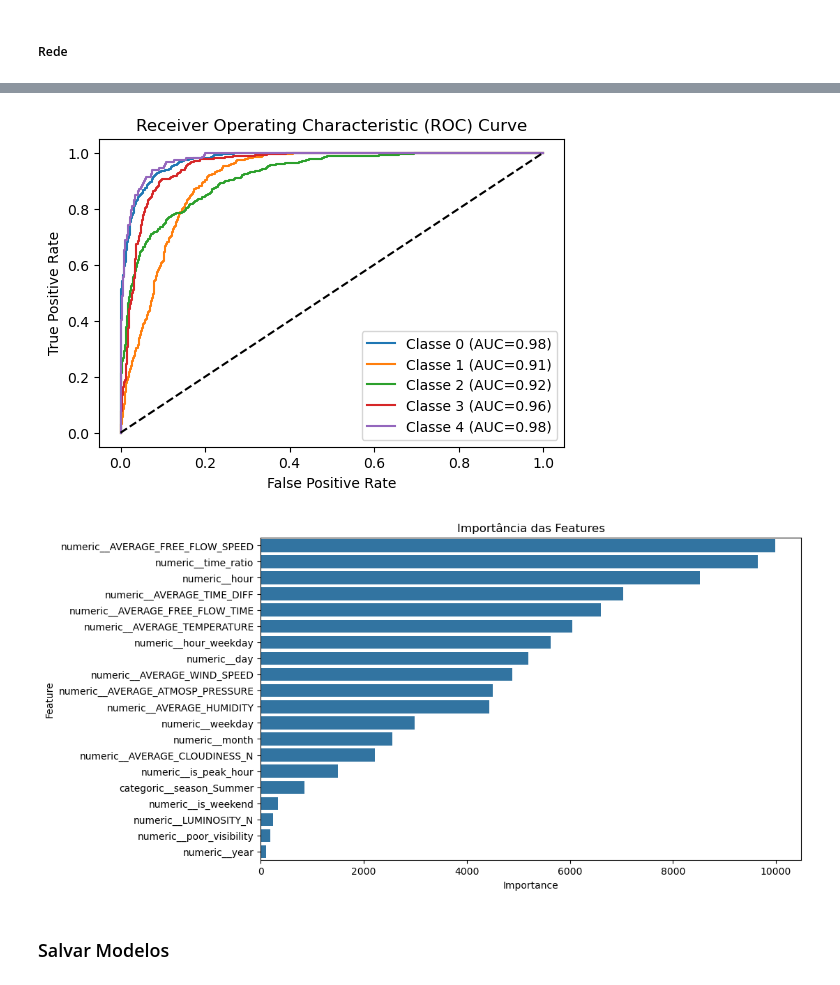
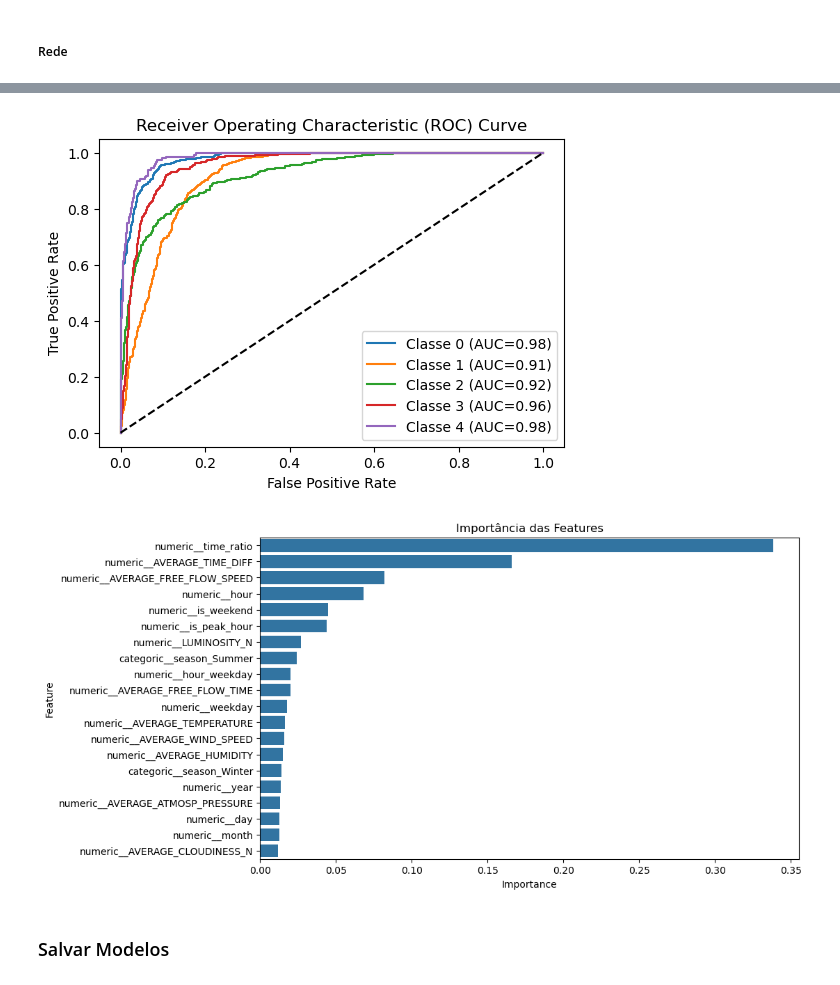
Before and after one commit to emmanuelavillar/Mestrado---DAA, a Jupyter notebook: ml.ipynb, the cells around one changed output, grey strips where cells are left out. Cells and saved outputs as stored; diff of their text form; code cells hidden in the pictures.

```diff
--- a/ml.ipynb
+++ b/ml.ipynb
@@ -526,3 +565,31 @@ plt.grid(True, alpha=0.3)
 plt.show()
 # %% [output]
 [figure]
+# %%
+#xgboost
+
+import matplotlib.pyplot as plt
+
+def plot_xgb_learning_curve(pipe_model):
+    # Extrai os resultados
+    results = pipe_model.named_steps['model'].evals_result()
+
+    # mlogloss é a métrica padrão para multiclasse no XGBoost
+    train_loss = results['validation_0']['mlogloss']
+    valid_loss = results['validation_1']['mlogloss']
+
+    epochs = range(0, len(train_loss))
+
+    plt.figure(figsize=(10, 6))
+    plt.plot(epochs, train_loss, label='Treino', color='#1f77b4', linewidth=2)
+    plt.plot(epochs, valid_loss, label='Validação', color='#ff7f0e', linewidth=2)
+
+    plt.title('XGBoost: Multi-LogLoss por Iteração', fontsize=14)
+    plt.xlabel('Número de Árvores (Iterações)', fontsize=12)
+    plt.ylabel('Log Loss', fontsize=12)
+    plt.legend()
+    plt.grid(True, linestyle='--', alpha=0.6)
+    plt.show()
+
+# Gerar o gráfico
+plot_xgb_learning_curve(pipe_xgb)
@@ -696,13 +800,13 @@ plt.grid(False)
 # %%
-cv.curva_roc(X_test, y_test, pipe_lgbm)
+cv.curva_roc(X_test, y_test, pipe_xgb)
 # %% [output]
-[figure, old version]
+[figure, new version]
 # %%
 importlib.reload(utils)
 #utils.shap_tree(preprocessor, X, X_test, pipe_cb)
-utils.feature_importance(pipe_lgbm)
+utils.feature_importance(pipe_xgb)
 # %% [output]
-[figure, old version]
+[figure, new version]
 # %%
 rf_report = classification_report(y_test, predictions_rf)
 print("Relatório de Classificação CB:")
```
Also changed, not shown: parts of 7 cells of this notebook, 7 other files.
